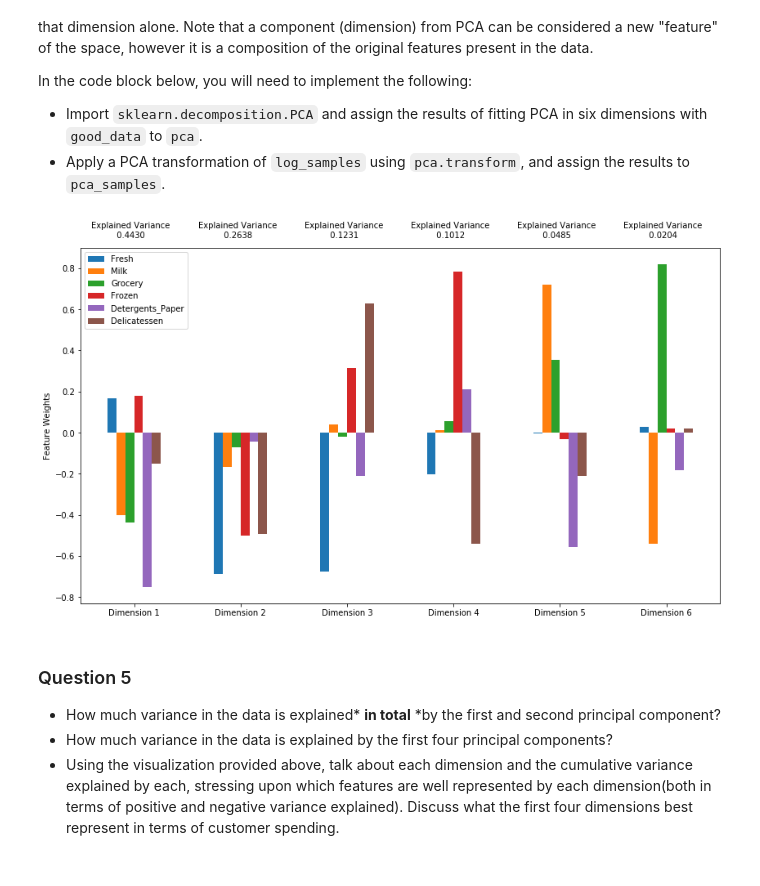
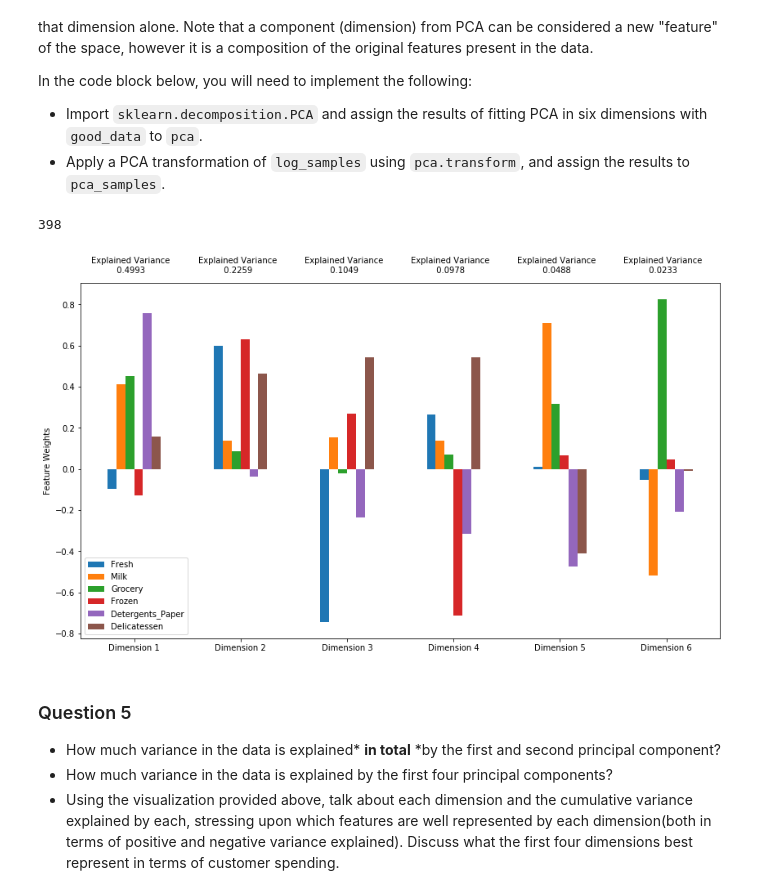
Before and after one commit to wang-zhe/Udacity-Review-Statistics, a Jupyter notebook: customer_segments.ipynb, the cells around one changed output. Saved outputs shown, nothing was run; the diff lists cells and outputs as text; code cells hidden in the pictures.

```diff
--- a/customer_segments.ipynb
+++ b/customer_segments.ipynb
@@ -60,7 +60,7 @@ display(data.describe())
 To get a better understanding of the customers and how their data will transform through the analysis, it would be best to select a few sample data points and explore them in more detail. In the code block below, add **three** indices of your choice to the `indices` list which will represent the customers to track. It is suggested to try different sets of samples until you obtain customers that vary significantly from one another.
 # %%
 # TODO: Select three indices of your choice you wish to sample from the dataset
-indices = [40,250,420]
+indices = [3,58,299]
 
 # Create a DataFrame of the chosen samples
 samples = pd.DataFrame(data.loc[indices], columns = data.keys()).reset_index(drop = True)
@@ -109,22 +115,13 @@ In the code block below, you will need to implement the following:
 # %%
-# TODO: Make a copy of the DataFrame, using the 'drop' function to drop the given feature
-new_data = None
-feature = 'Grocery'
-new_data = data.drop([feature], axis = 1)
-
 # TODO: Split the data into training and testing sets(0.25) using the given feature as the target
 # Set a random state.
-from sklearn.model_selection import train_test_split
-X_train, X_test, y_train, y_test = (None, None, None, None)
-X_train, X_test, y_train, y_test = train_test_split(new_data, data[feature], test_size=0.25, random_state=42)
+from sklearn.tree import DecisionTreeRegressor
+
+X_train, X_test, y_train, y_test = train_test_split(new_data, data['Milk'], test_size=0.25, random_state=42)
 
 # TODO: Create a decision tree regressor and fit it to the training set
-from sklearn.tree import DecisionTreeRegressor
-regressor = None
-regressor = DecisionTreeRegressor(random_state=42)
+regressor = DecisionTreeRegressor(random_state=123)
 regressor.fit(X_train, y_train)
 
 # TODO: Report the score of the prediction using the testing set
-score = None
 score = regressor.score(X_test, y_test)
-print (score)
@@ -182,11 +202,9 @@ In the code block below, you will need to implement the following:
  - Assign a copy of the sample data to `log_samples` after applying logarithmic scaling. Again, use `np.log`.
 # %%
 # TODO: Scale the data using the natural logarithm
-log_data = None
 log_data = np.log(data)
 
 # TODO: Scale the sample data using the natural logarithm
-log_samples = None
 log_samples = np.log(samples)
 
 # Produce a scatter matrix for each pair of newly-transformed features
@@ -219,30 +248,25 @@ In the code block below, you will need to implement the following:
 **NOTE:** If you choose to remove any outliers, ensure that the sample data does not contain any of these points!
 Once you have performed this implementation, the dataset will be stored in the variable `good_data`.
 # %%
+outliers=[]
 # For each feature find the data points with extreme high or low values
 for feature in log_data.keys():
 
     # TODO: Calculate Q1 (25th percentile of the data) for the given feature
-    Q1 = None
-    Q1 = np.percentile(log_data[feature],25)
+    Q1 = np.percentile(log_data[feature], 25)
 
     # TODO: Calculate Q3 (75th percentile of the data) for the given feature
-    Q3 = None
     Q3 = np.percentile(log_data[feature],75)
 
     # TODO: Use the interquartile range to calculate an outlier step (1.5 times the interquartile range)
-    step = None
-    step = 1.5 * (Q3-Q1)
+    step = 1.5*(Q3-Q1)
 
     # Display the outliers
     print("Data points considered outliers for the feature '{}':".format(feature))
-    display(log_data[~((log_data[feature] >= Q1 - step) & (log_data[feature] <= Q3 + step))])
+    outlier_feature=log_data[~((log_data[feature] >= Q1 - step) & (log_data[feature] <= Q3 + step))]
+    display(outlier_feature)
 
-# OPTIONAL: Select the indices for data points you wish to remove
-outliers  = [65, 66, 75, 128, 154]
-
-# Remove the outliers, if any were specified
-good_data = log_data.drop(log_data.index[outliers]).reset_index(drop = True)
+    outliers += outlier_feature.index.tolist()
 # %% [output]
 Data points considered outliers for the feature 'Fresh':
 |  | Fresh | Milk | Grocery | Frozen | Detergents_Paper | Delicatessen |
@@ -334,21 +358,23 @@ Now that the data has been scaled to a more normal distribution and has had any
 In the code block below, you will need to implement the following:
  - Import `sklearn.decomposition.PCA` and assign the results of fitting PCA in six dimensions with `good_data` to `pca`.
  - Apply a PCA transformation of `log_samples` using `pca.transform`, and assign the results to `pca_samples`.
+# %%
+len(good_data)
+# %% [output]
+398
 # %%
+from sklearn.decomposition import PCA
 # TODO: Apply PCA by fitting the good data with the same number of dimensions as features
-from sklearn.decomposition import PCA
-pca = None
-pca = PCA(n_components = 6)
+pca = PCA(n_components=6)
 pca.fit(good_data)
 
 # TODO: Transform log_samples using the PCA fit above
-pca_samples = None
 pca_samples = pca.transform(log_samples)
 
 # Generate PCA results plot
 pca_results = vs.pca_results(good_data, pca)
 # %% [output]
-[figure, old version]
+[figure, new version]
 # %% [markdown]
 ### Question 5
 
```
Also changed, not shown: parts of 51 cells of this notebook.
